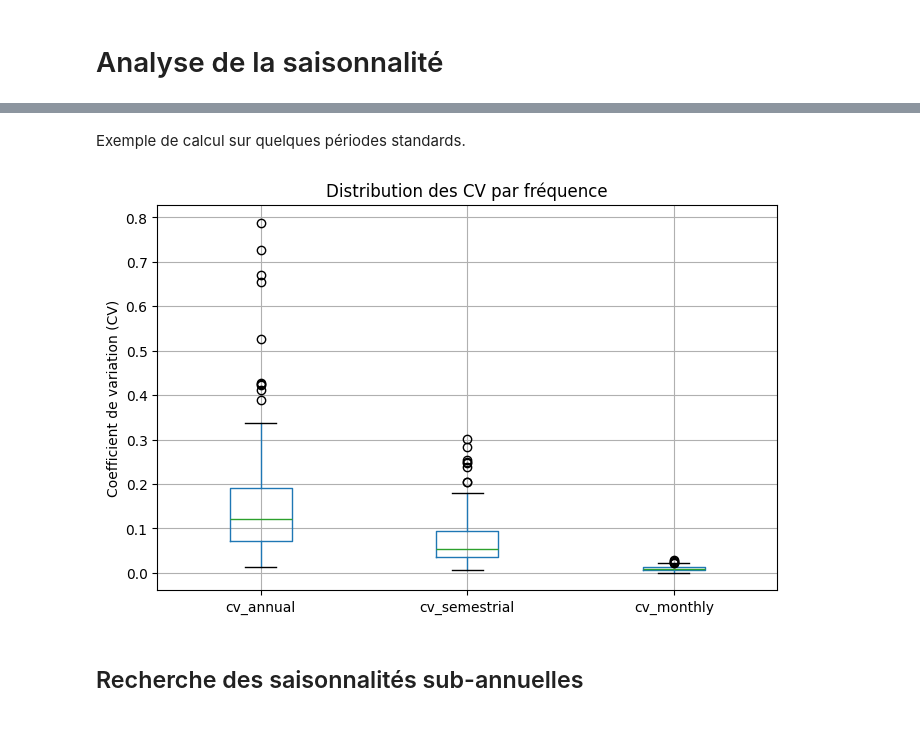
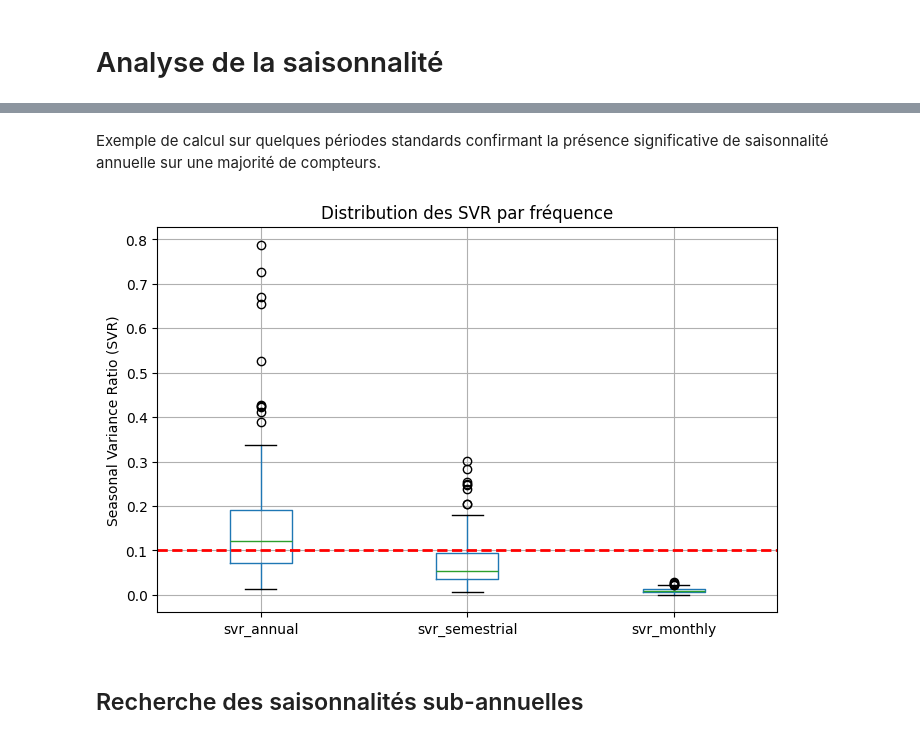
Before and after one commit to montagneForEver/ML_consommation_eau, a Jupyter notebook: exploration_finale.ipynb, the cells around one changed output, grey strips where cells are left out. Saved outputs shown, nothing was run; the diff lists cells and outputs as text; code cells hidden in the pictures.

```diff
--- a/exploration_finale.ipynb
+++ b/exploration_finale.ipynb
@@ -497,21 +500,22 @@ def seasonal_cv_binned_full(group, period, n_bins=12):
 
     return bin_means.var() / values.var()
 # %%
-data_metrics = data_resampled.groupby('libelle')[['valeur_active', 'date']].apply(lambda g: pd.Series({
-    'cv_annual': seasonal_cv_binned_full(g, 365),
-    'cv_semestrial': seasonal_cv_binned_full(g, 180),
-    'cv_monthly': seasonal_cv_binned_full(g, 30),
+svr_series = data_resampled.groupby('libelle')[['valeur_active', 'date']].apply(lambda g: pd.Series({
+    'svr_annual': seasonal_cv_binned_full(g, 365),
+    'svr_semestrial': seasonal_cv_binned_full(g, 180),
+    'svr_monthly': seasonal_cv_binned_full(g, 30),
 }))
 # %% [markdown]
-Exemple de calcul sur quelques périodes standards.
+Exemple de calcul sur quelques périodes standards confirmant la présence significative de saisonnalité annuelle sur une majorité de compteurs.
 # %%
 plt.figure(figsize=(8, 5))
-data_metrics[['cv_annual', 'cv_semestrial', 'cv_monthly']].boxplot()
-plt.ylabel("Coefficient de variation (CV)")
-plt.title("Distribution des CV par fréquence")
+svr_series[['svr_annual', 'svr_semestrial', 'svr_monthly']].boxplot()
+plt.ylabel("Seasonal Variance Ratio (SVR)")
+plt.title("Distribution des SVR par fréquence")
+plt.axhline(y=0.1, color='red', linestyle='--', linewidth=2)
 plt.show()
 # %% [output]
-[figure, old version]
+[figure, new version]
 # %% [markdown]
 ## Recherche des saisonnalités sub-annuelles
 # %% [markdown]
```
Also changed, not shown: parts of 23 cells of this notebook.
